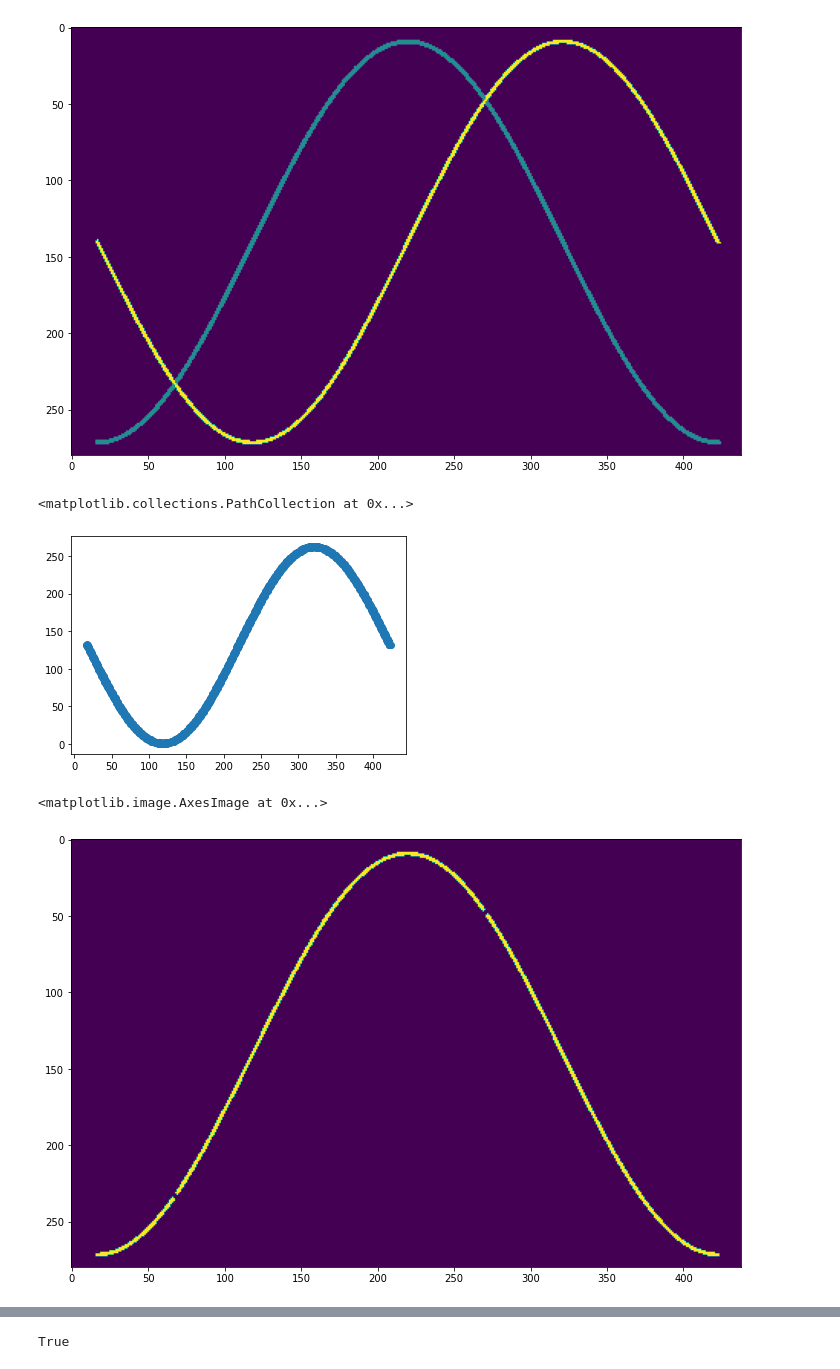
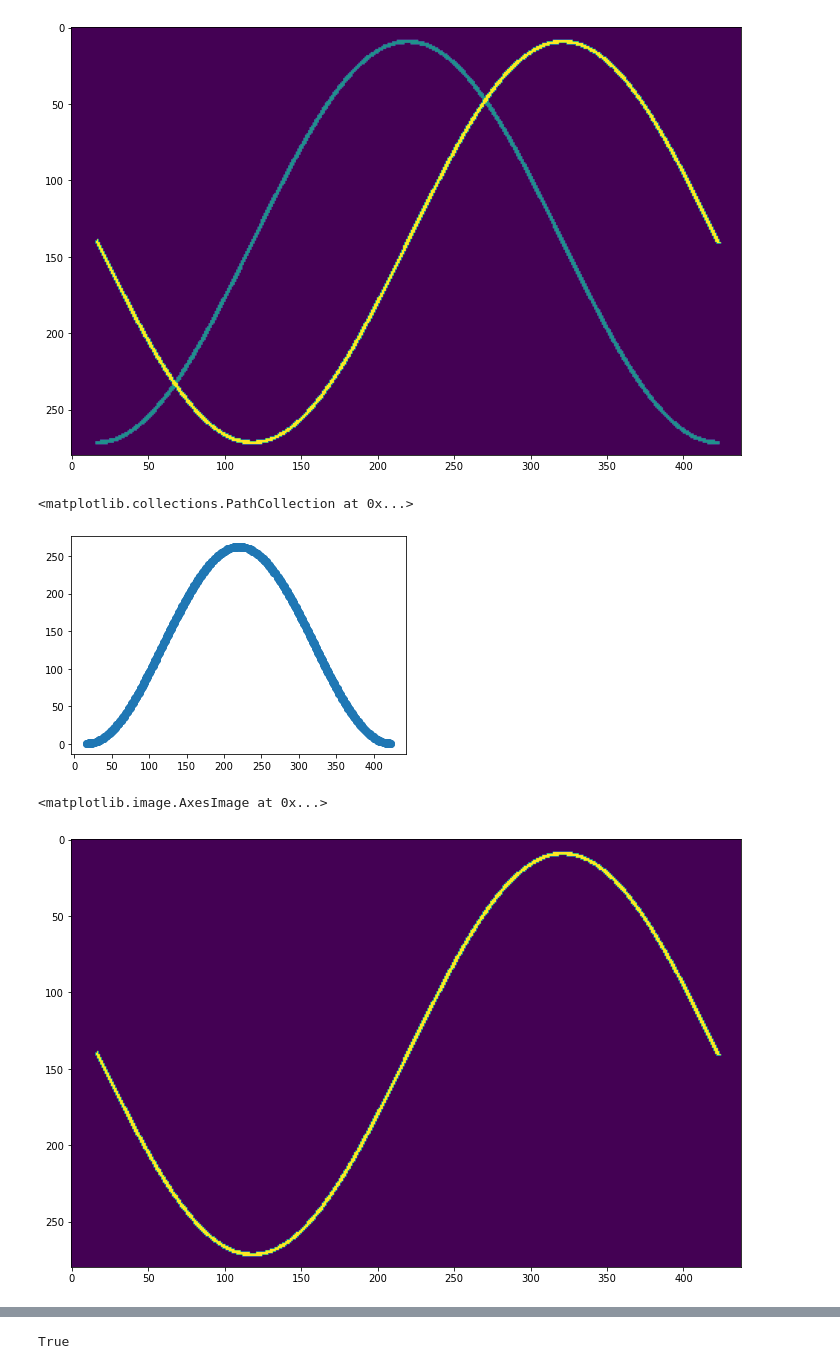
Before and after one commit to SsayanJ/graph-reader, a Jupyter notebook: sandbox.ipynb, the cells around one changed output, grey strips where cells are left out. Saved outputs shown, nothing was run; the diff lists cells and outputs as text; code cells hidden in the pictures.

Commit message:
working v0 with several graphs, scaling needs to be implemented

```diff
--- a/sandbox.ipynb
+++ b/sandbox.ipynb
@@ -51,11 +81,17 @@ plt.show()
 # Trials
 # %%
 from sklearn.cluster import KMeans
+import graph_reader
+import deprecated_mvp.graph_reader_mvp as gr_mvp
+import cv2
+import matplotlib.pyplot as plt
+import numpy as np
+from importlib import reload
 reload(graph_reader)
 sample_line = r"sample_graphs\line simple.png"
 sample_line = r"sample_graphs\double_sincos.png"
 # sample_line = r"sample_graphs\lineaire_multiple.png"
 # sample_line = r"sample_graphs\lineaire_multiple_sans_legende.png"
 color_img = cv2.imread(sample_line)
-roi = graph_reader.get_curve_roi(color_img)
-result = graph_reader.compute_kmeans(roi, nb_clusters=3)
+roi = gr_mvp.get_curve_roi(color_img)
+result = gr_mvp.compute_kmeans(roi, nb_clusters=3, use_HSV=False)
@@ -72,10 +135,10 @@ y, x = np.where(result==2)
 plt.scatter(x, np.max(y)-y)
 # %% [output]
 <matplotlib.collections.PathCollection at 0x...>
-[figure, old version]
+[figure, new version]
 # %%
 plt.figure(figsize=(12, 9))
-plt.imshow(result==1)
+plt.imshow(result==0)
 # %% [output]
 <matplotlib.image.AxesImage at 0x...>
-[figure, old version]
+[figure, new version]
```
Also changed, not shown: parts of 17 cells of this notebook, 2 other files.
